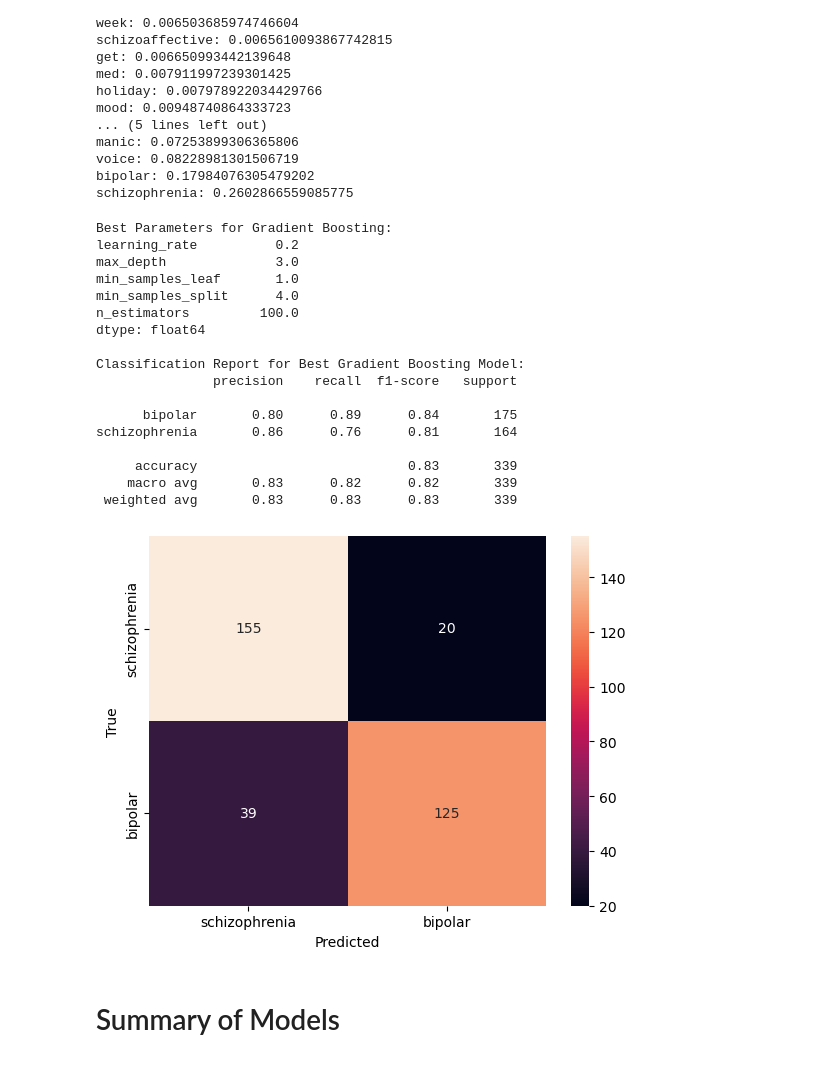
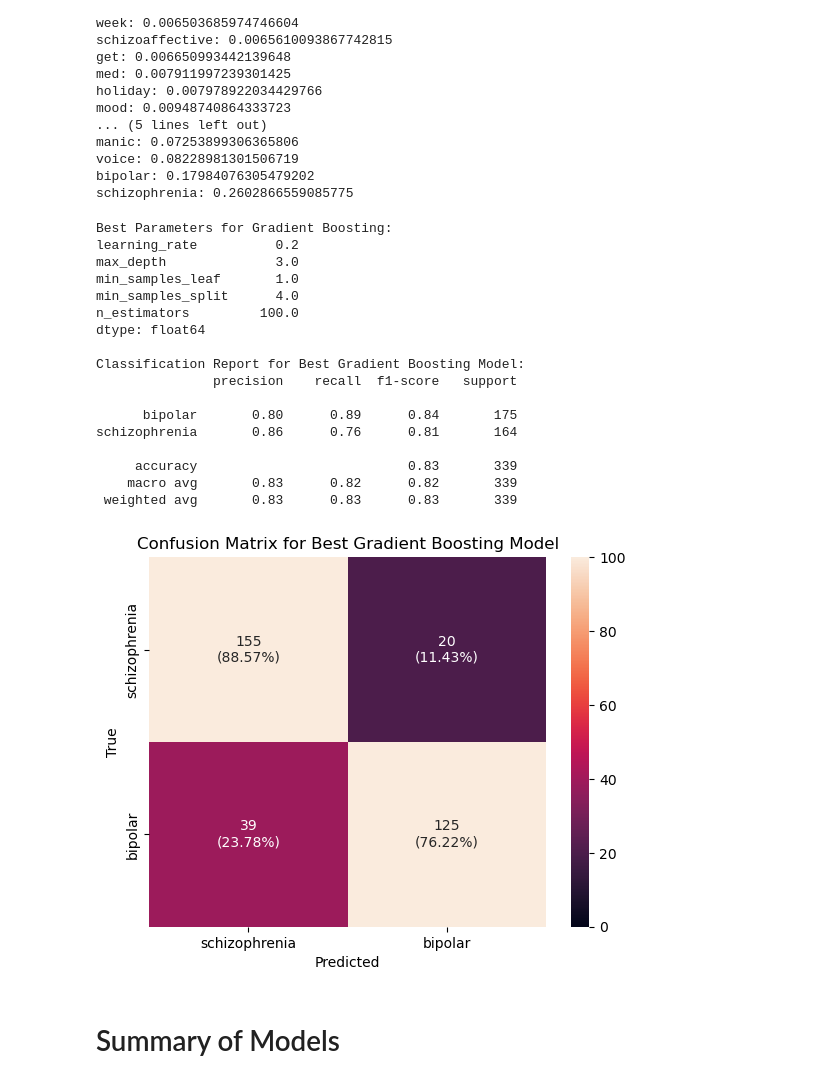
Before and after one commit to KyeraFrancis/NLP_Classification_Sentiment_analysis, a Jupyter notebook: 3_ANALYSIS/modeling_mh.ipynb, the cells around one changed output. Saved outputs shown, nothing was run; the diff lists cells and outputs as text; code cells hidden in the pictures.

Commit message:
completed project, update images on readme slide

```diff
--- a/3_ANALYSIS/modeling_mh.ipynb
+++ b/3_ANALYSIS/modeling_mh.ipynb
@@ -722,38 +739,58 @@ print(pd.Series(grid_search_gb.best_params_))
 print()
 
 # Print classification report for the best model
 print("Classification Report for Best Gradient Boosting Model:")
 print(classification_report(y_test, y_pred_best_gb))
 
+#Export classification report to CSV
+report = classification_report(y_test, y_pred_best_gb, output_dict=True)
+# Convert the report to a DataFrame
+report_df = pd.DataFrame(report).T
+# Save the DataFrame to a CSV file
+report_df.to_csv('../4_CONCLUSIONS_VIZ/files/classification_report_best_gb_mh.csv')
+
+# Confusion matrix calculation
+cm_gb_best = confusion_matrix(y_test, y_pred_best_gb)
+
+# Convert confusion matrix to percentages
+cm_gb_mh_percent_best = cm_gb_best / cm_gb_best.sum(axis=1).reshape(-1,1) * 100
+
+# Create combined matrix with counts and percentages
+combined_cm_best = np.array([["{}\n({:.2f}%)".format(count, percent) for count, percent in zip(row_count, row_percent)]
+                        for row_count, row_percent in zip(cm_gb_best, cm_gb_mh_percent_best)]) #REF: https://medium.com/@dtuk81/confusion-matrix-visualization-fc31e3f30fea
+
+
 # Plot confusion matrix for the best model
-cm_gb_best = confusion_matrix(y_test, y_pred_best_gb)
 sns.heatmap(cm_gb_best,
-            annot=True,
-            fmt='d',
+            annot=combined_cm_best,
+            fmt='',
             xticklabels=['schizophrenia', 'bipolar'],
-            yticklabels=['schizophrenia', 'bipolar'])
+            yticklabels=['schizophrenia', 'bipolar'],
+            vmin=0,
+            vmax=100)
+plt.title('Confusion Matrix for Best Gradient Boosting Model')
 plt.xlabel('Predicted')
 plt.ylabel('True')
 plt.show()
 # %% [output]
 Best Parameters for Gradient Boosting:
 learning_rate          0.2
 max_depth              3.0
 min_samples_leaf       1.0
 min_samples_split      4.0
 n_estimators         100.0
 dtype: float64
 
 Classification Report for Best Gradient Boosting Model:
                precision    recall  f1-score   support
 
       bipolar       0.80      0.89      0.84       175
 schizophrenia       0.86      0.76      0.81       164
 
      accuracy                           0.83       339
     macro avg       0.83      0.82      0.82       339
  weighted avg       0.83      0.83      0.83       339
-[figure, old version]
+[figure, new version]
 # %% [markdown]
 # Summary of Models
 # %%
```
Also changed, not shown: parts of 2 cells of this notebook, 19 other files.
